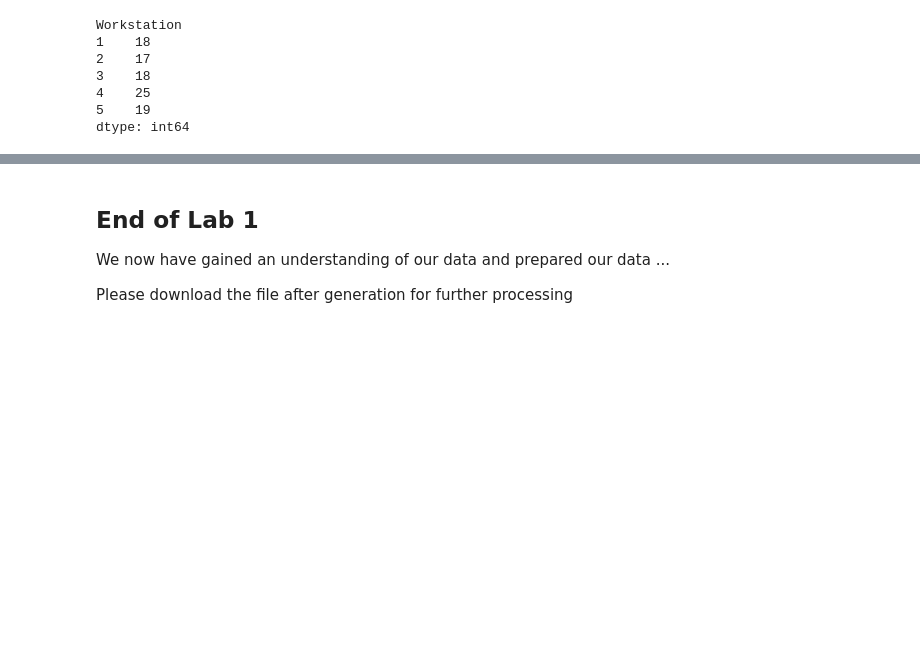
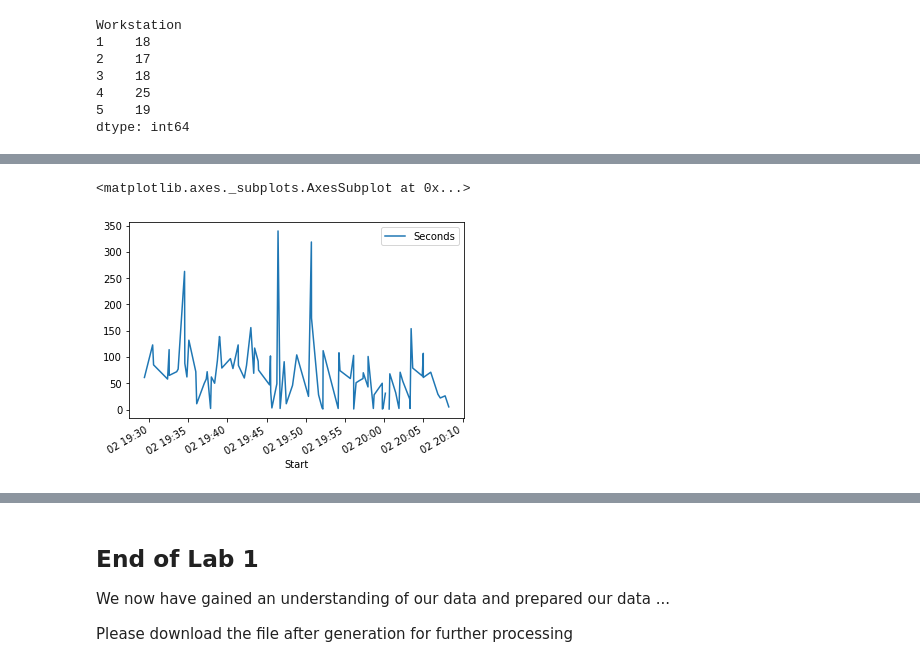
Before and after one commit to ThomasGVoss/LearningFactory, a Jupyter notebook: Lab_Data_Prep_with_Pandas.ipynb, the cells around one changed output, grey strips where cells are left out. Drawn from its saved outputs; the diff is of its cells as text; code cells hidden in the pictures; blank space fills up the shorter version.

```diff
--- a/Lab_Data_Prep_with_Pandas.ipynb
+++ b/Lab_Data_Prep_with_Pandas.ipynb
@@ -216,3 +158,0 @@ data.describe()
-# %%
-data['ProcessID'] = data['ProcessID'].astype("category")
-data['Workstation'] = data['Workstation'].astype("category")
@@ -251,0 +232,2 @@ Please take a look at the Produktionsauftrag.csv - what can you find out?
+# %%
+data_proc = data.drop(index=[4137,4138,4139,4142,4152,4157,4170])
@@ -251,0 +261,9 @@ Please take a look at the Produktionsauftrag.csv - what can you find out?
+# %%
+#Generate the duration based on the end and the start date
+data_proc['Duration'] = data_proc['End'] - data_proc['Start']
+
+# Series.dt - Accessor object for datetimelike properties of the Series values.
+data_proc['Seconds'] = data_proc['Duration'].dt.total_seconds()
+
+#drop the duration col
+data_proc = data_proc.drop(columns=['Duration'])
@@ -251,0 +282,4 @@ Please take a look at the Produktionsauftrag.csv - what can you find out?
+# %%
+# The Process ID as well as the Workstation are discrete categorical variables
+data_proc['ProcessID'] = data_proc['ProcessID'].astype("category")
+data_proc['Workstation'] = data_proc['Workstation'].astype("category")
@@ -251,0 +297,6 @@ Please take a look at the Produktionsauftrag.csv - what can you find out?
+# %%
+# Plot the duration of the steps depending on the time
+data_proc.plot(x='Start',y='Seconds')
+# %% [output]
+<matplotlib.axes._subplots.AxesSubplot at 0x...>
+[figure, added]
```
Also changed, not shown: parts of 45 cells of this notebook.
